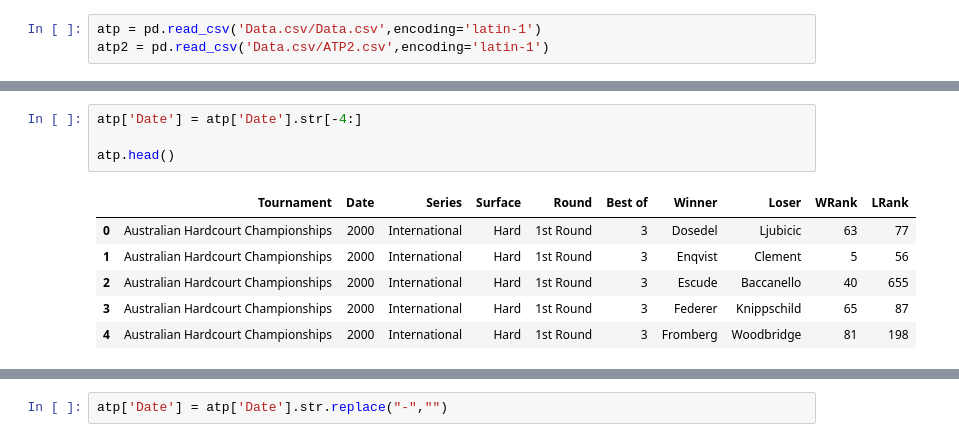
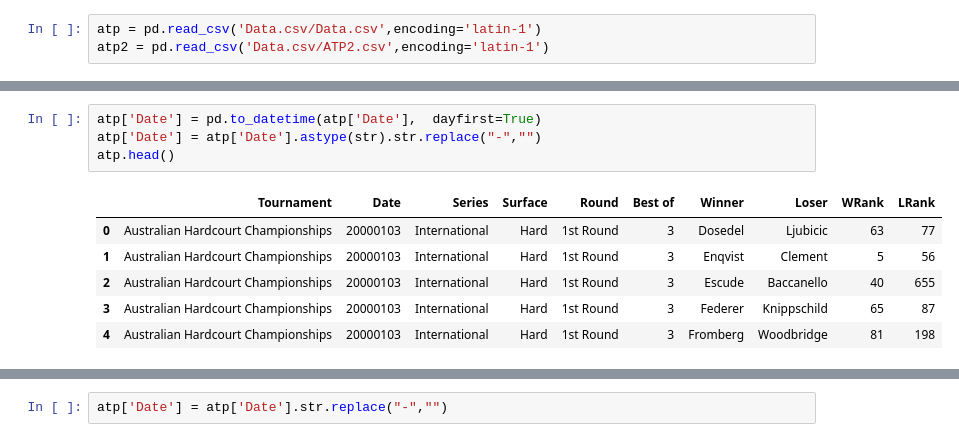
Before and after one commit to thimler/ATP-project, a Jupyter notebook: Untitled-3.ipynb, the cells around one changed output, grey strips where cells are left out. Drawn from its saved outputs; the diff is of its cells as text.

```diff
--- a/Untitled-3.ipynb
+++ b/Untitled-3.ipynb
@@ -190,13 +161,13 @@ atp.head()
 | 3 | Australian Hardcourt Championships | 3/01/2000 | International | Hard | 1st Round | 3 | Federer | Knippschild | 65 | 87 |
 | 4 | Australian Hardcourt Championships | 3/01/2000 | International | Hard | 1st Round | 3 | Fromberg | Woodbridge | 81 | 198 |
 # %%
-atp['Date'] = atp['Date'].str[-4:]
-
+atp['Date'] = pd.to_datetime(atp['Date'],  dayfirst=True)
+atp['Date'] = atp['Date'].astype(str).str.replace("-","")
 atp.head()
 # %% [output]
 |  | Tournament | Date | Series | Surface | Round | Best of | Winner | Loser | WRank | LRank |
-| 0 | Australian Hardcourt Championships | 2000 | International | Hard | 1st Round | 3 | Dosedel | Ljubicic | 63 | 77 |
-| 1 | Australian Hardcourt Championships | 2000 | International | Hard | 1st Round | 3 | Enqvist | Clement | 5 | 56 |
-| 2 | Australian Hardcourt Championships | 2000 | International | Hard | 1st Round | 3 | Escude | Baccanello | 40 | 655 |
-| 3 | Australian Hardcourt Championships | 2000 | International | Hard | 1st Round | 3 | Federer | Knippschild | 65 | 87 |
-| 4 | Australian Hardcourt Championships | 2000 | International | Hard | 1st Round | 3 | Fromberg | Woodbridge | 81 | 198 |
+| 0 | Australian Hardcourt Championships | 20000103 | International | Hard | 1st Round | 3 | Dosedel | Ljubicic | 63 | 77 |
+| 1 | Australian Hardcourt Championships | 20000103 | International | Hard | 1st Round | 3 | Enqvist | Clement | 5 | 56 |
+| 2 | Australian Hardcourt Championships | 20000103 | International | Hard | 1st Round | 3 | Escude | Baccanello | 40 | 655 |
+| 3 | Australian Hardcourt Championships | 20000103 | International | Hard | 1st Round | 3 | Federer | Knippschild | 65 | 87 |
+| 4 | Australian Hardcourt Championships | 20000103 | International | Hard | 1st Round | 3 | Fromberg | Woodbridge | 81 | 198 |
```
Also changed, not shown: parts of 11 cells of this notebook.
